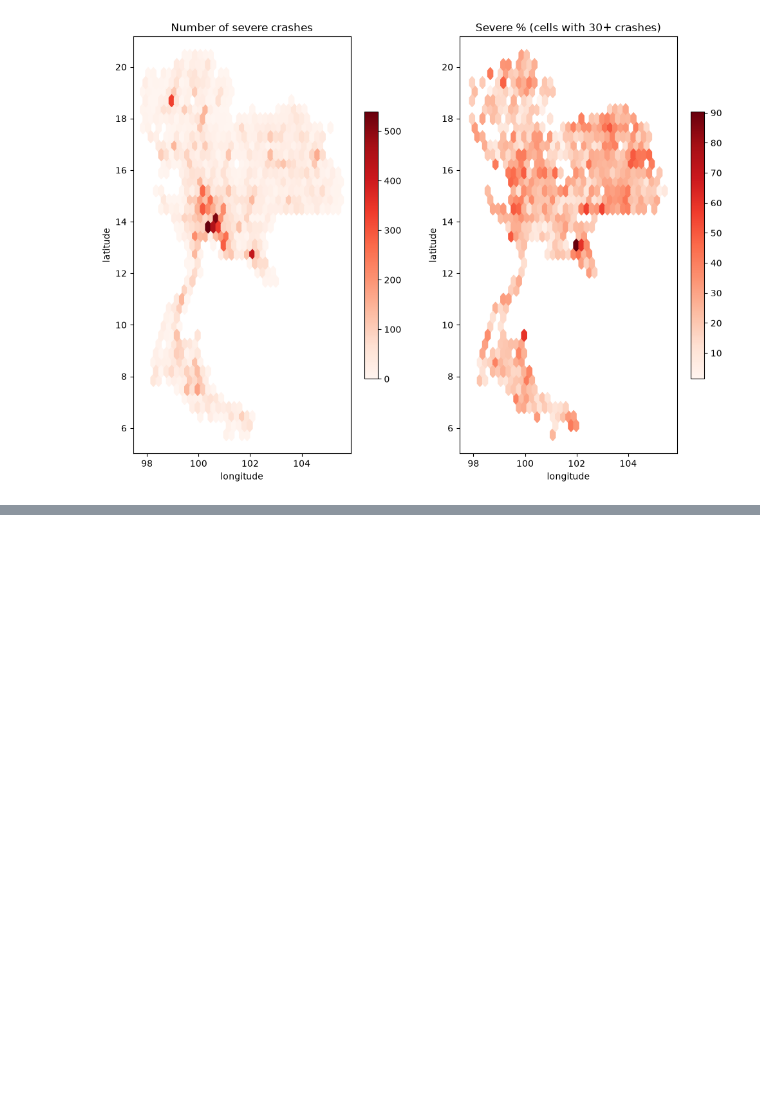
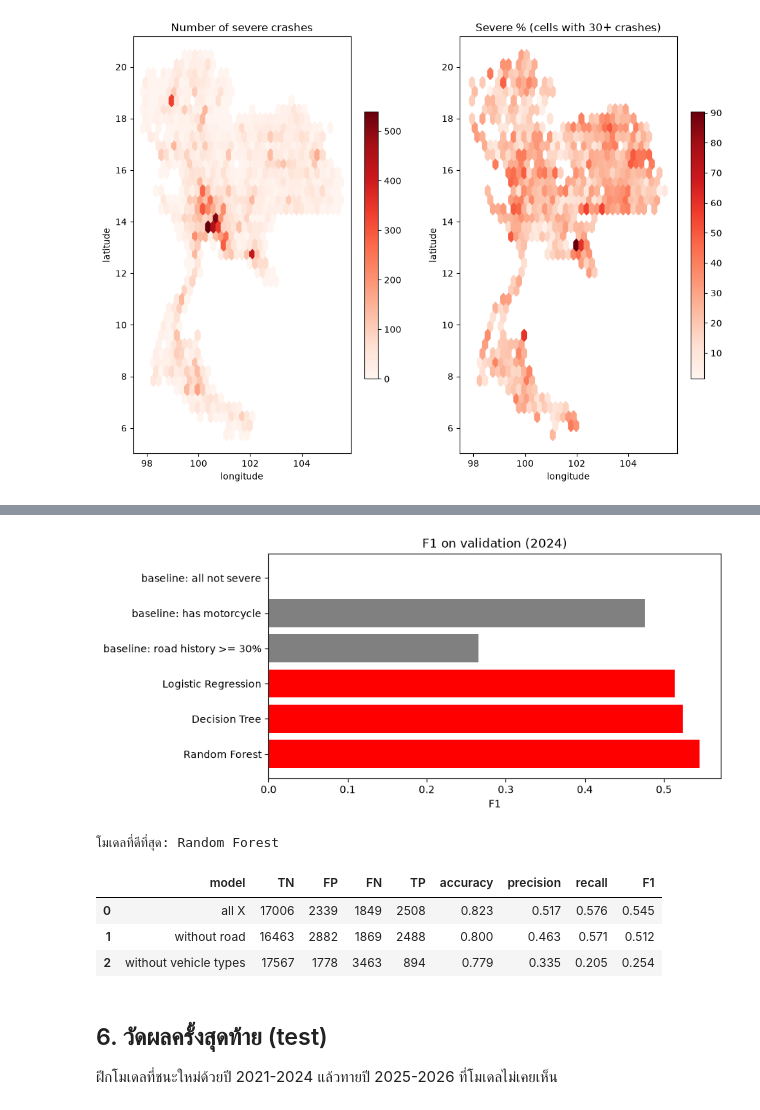
Before and after one commit to entezs/road-accident-forecast, a Jupyter notebook: notebooks/explore_idea/road_severity.ipynb, the cells around one changed output, grey strips where cells are left out. Saved outputs shown, nothing was run; the diff lists cells and outputs as text; code cells hidden in the pictures; blank space fills up the shorter version.

```diff
--- a/notebooks/explore_idea/road_severity.ipynb
+++ b/notebooks/explore_idea/road_severity.ipynb
@@ -509,0 +650,20 @@ plt.show()
+# %%
+# 5.1 ฝึก 3 โมเดล แล้วเทียบกับวิธีง่าย ๆ (baseline) ที่โมเดลต้องชนะ
+models = {
+    "Logistic Regression": LogisticRegression(max_iter=1000),
+    "Decision Tree": DecisionTreeClassifier(max_depth=6, min_samples_leaf=50, random_state=42),
+    "Random Forest": RandomForestClassifier(n_estimators=100, min_samples_leaf=20, random_state=42),
+}
+
+results = []
+results.append(evaluate("baseline: all not severe", y_validation, np.zeros(len(y_validation), dtype=int)))
+results.append(evaluate("baseline: has motorcycle", y_validation, x_validation["motorcycle"]))
+results.append(evaluate("baseline: road history >= 30%", y_validation, (x_validation["road_history"] >= threshold).astype(int)))
+
+for name in models:
+    model = models[name]
+    model.fit(x_train, y_train)
+    results.append(evaluate(name, y_validation, predict_with_threshold(model, x_validation)))
+
+validation_table = pd.DataFrame(results)
+validation_table.round(3)
@@ -509,0 +678,57 @@ plt.show()
+# %%
+colors = []
+for name in validation_table["model"]:
+    if name.startswith("baseline"):
+        colors.append("grey")
+    else:
+        colors.append("red")
+
+plt.barh(validation_table["model"], validation_table["F1"], color=colors)
+plt.gca().invert_yaxis()
+plt.title("F1 on validation (2024)")
+plt.xlabel("F1")
+plt.show()
+
+# เลือกโมเดลที่ F1 สูงที่สุด (ไม่นับ baseline)
+model_rows = validation_table[~validation_table["model"].str.startswith("baseline")]
+best_name = model_rows.sort_values("F1", ascending=False)["model"].iloc[0]
+print("โมเดลที่ดีที่สุด:", best_name)
+# %% [output]
+[figure, added]
+โมเดลที่ดีที่สุด: Random Forest
+# %%
+# 5.2 เส้นถนนช่วยจริงไหม: ตัด X ออกทีละกลุ่ม แล้วดูว่า F1 ตกเท่าไร (ใช้ Random Forest)
+road_columns = ["road_history", "rural_road", "expressway"]
+vehicle_columns = vehicle_types + ["two_vehicles", "three_plus_vehicles"]
+
+
+def remove_columns(columns, to_remove):
+    kept = []
+    for column in columns:
+        if column not in to_remove:
+            kept.append(column)
+    return kept
+
+
+feature_sets = {
+    "all X": feature_columns,
+    "without road": remove_columns(feature_columns, road_columns),
+    "without vehicle types": remove_columns(feature_columns, vehicle_columns),
+}
+
+ablation_rows = []
+for name in feature_sets:
+    columns = feature_sets[name]
+    model = RandomForestClassifier(n_estimators=100, min_samples_leaf=20, random_state=42)
+    model.fit(x_train[columns], y_train)
+    ablation_rows.append(evaluate(name, y_validation, predict_with_threshold(model, x_validation[columns])))
+
+pd.DataFrame(ablation_rows).round(3)
+# %% [output]
+|  | model | TN | FP | FN | TP | accuracy | precision | recall | F1 |
+| 0 | all X | 17006 | 2339 | 1849 | 2508 | 0.823 | 0.517 | 0.576 | 0.545 |
+| 1 | without road | 16463 | 2882 | 1869 | 2488 | 0.800 | 0.463 | 0.571 | 0.512 |
+| 2 | without vehicle types | 17567 | 1778 | 3463 | 894 | 0.779 | 0.335 | 0.205 | 0.254 |
+# %% [markdown]
+## 6. วัดผลครั้งสุดท้าย (test)
+ฝึกโมเดลที่ชนะใหม่ด้วยปี 2021-2024 แล้วทายปี 2025-2026 ที่โมเดลไม่เคยเห็น
```
Also changed, not shown: parts of 25 cells of this notebook, 5 other files.
